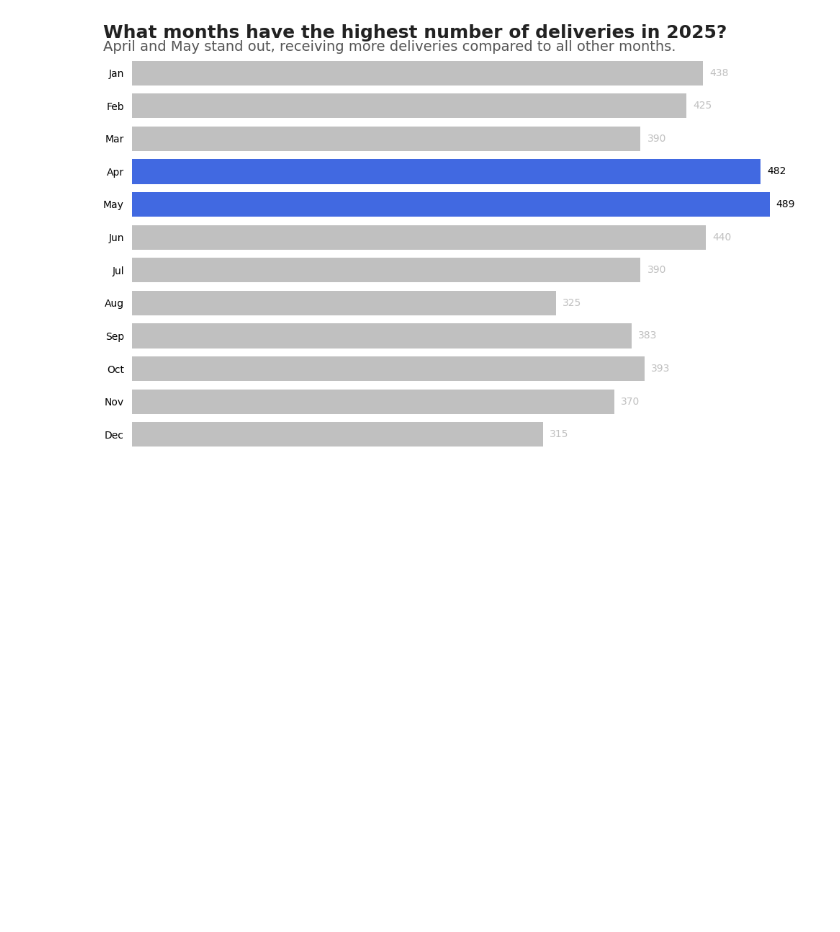
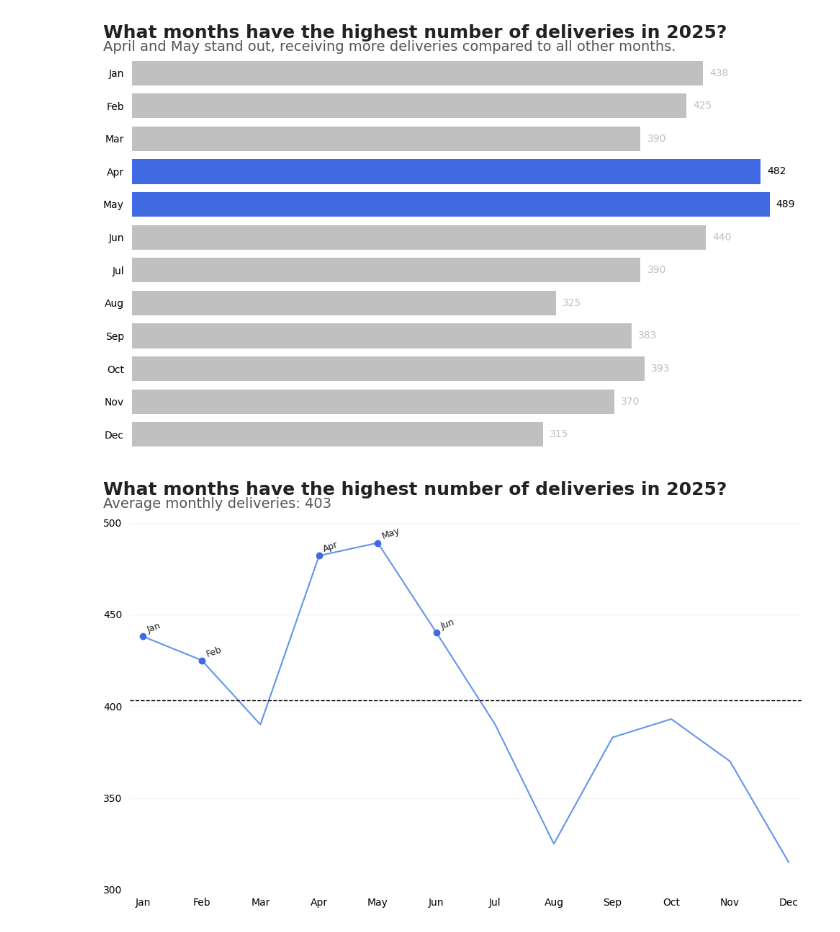
Before and after one commit to jonathonbuhler/Pantry-To-Porch, a Jupyter notebook: LeoStuff/DeliveriesPerMonth.ipynb, the cells around one changed output. Saved outputs shown, nothing was run; the diff lists cells and outputs as text; code cells hidden in the pictures; blank space fills up the shorter version.

Commit message:
Line chart for months above average deliveries

```diff
--- a/LeoStuff/DeliveriesPerMonth.ipynb
+++ b/LeoStuff/DeliveriesPerMonth.ipynb
@@ -55,3 +55,44 @@ plt.tight_layout()
 plt.show()
 # %% [output]
 [figure]
+# %%
+fig, ax = plt.subplots(figsize=(10, 6))
+
+# Using same df as above
+avg_delv = month_deliveries["Total Deliveries"].sum() / 12
+
+ax.plot("Month", "Total Deliveries", data=month_deliveries, color = "cornflowerblue")
+for row in month_deliveries.itertuples():
+    cur_month = row[1]
+    cur_delv = row[2]
+    month_num = Date[cur_month].value
+
+    if cur_delv >= avg_delv:
+        # ax.text(month_num - 0.95, cur_delv + 1.75, cur_month, rotation = 30)
+        ax.text(
+            month_num - 0.95, cur_delv + 2, cur_month,
+            rotation=20, ha="left", fontsize=9, color="#222222"
+            )
+        ax.plot(cur_month, cur_delv, marker="o", color="royalblue", markersize=6)
+
+ax.spines[["left", "top", "right", "bottom"]].set_visible(False)
+ax.tick_params("both", length = 0, labelsize = 10, pad = 8)
+ax.set_ylim(300, 500)
+ax.yaxis.grid(color="#e0e0e0", linewidth=1, alpha = 0.3)
+ax.set_yticks([300, 350, 400, 450, 500])
+
+ax.margins(y=0, x= 0.02)
+
+
+plt.axhline(avg_delv, linestyle="--", color = "black", linewidth = 1)
+
+main = "What months have the highest number of deliveries in 2025?"
+sub = f"Average monthly deliveries: {avg_delv:.0f}"
+fig.text(0.015, 0.98, main, ha="left", fontsize=18, color="#222222", weight="bold")
+fig.text(0.015, 0.95, sub, ha="left", fontsize=14, color="#555555")
+
+plt.tight_layout(rect=[0, 0, 1, 0.95])
+
+plt.show()
+# %% [output]
+[figure, added]
```
